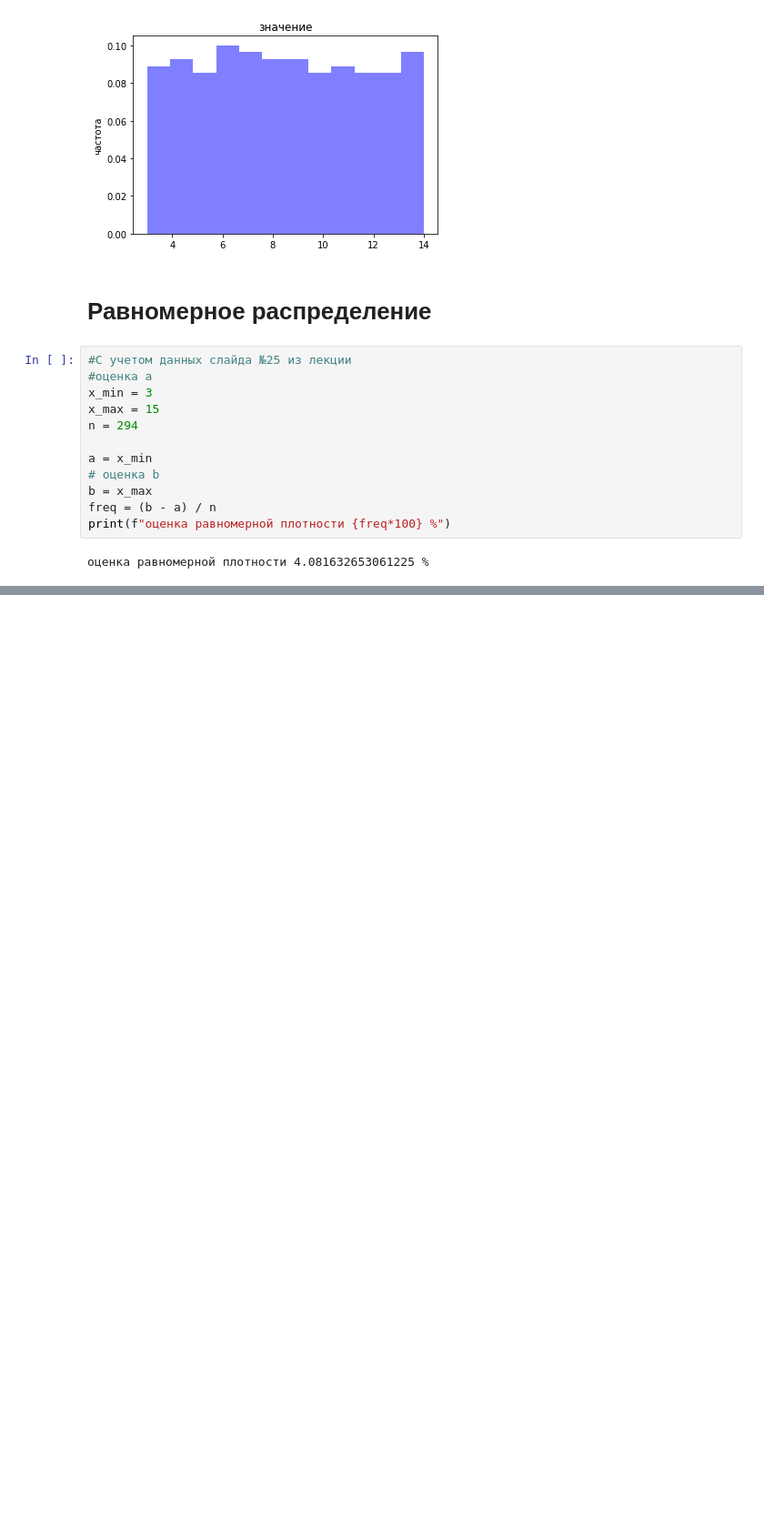
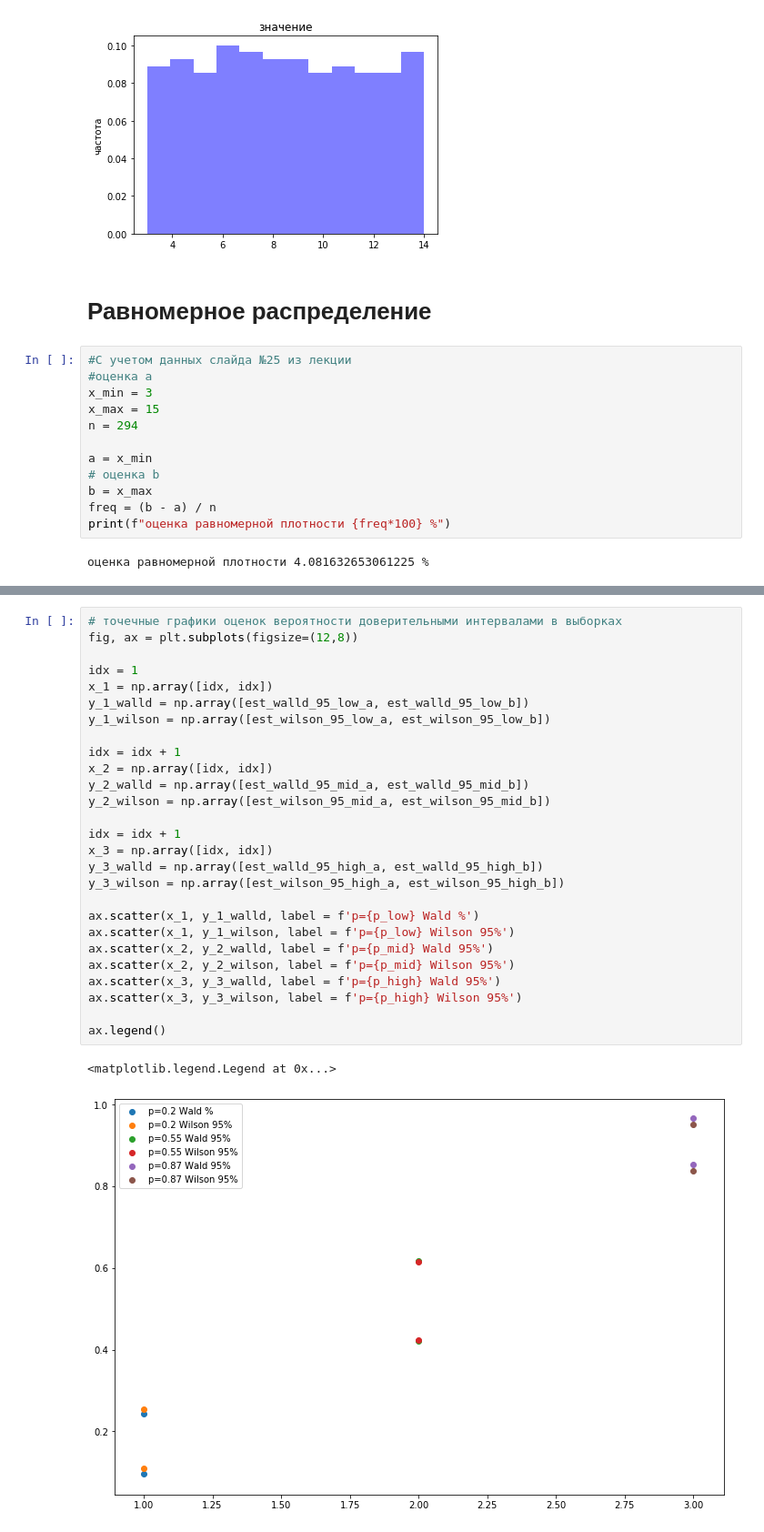
Before and after one commit to drrtuy/misc, a Jupyter notebook: matstat/task02.ipynb, the cells around one changed output, grey strips where cells are left out. Shown at 91% size. Drawn from its saved outputs; the diff is of its cells as text; blank space fills up the shorter version.

```diff
--- a/matstat/task02.ipynb
+++ b/matstat/task02.ipynb
@@ -176,0 +237,30 @@ print(f"оценка равномерной плотности {freq*100} %")
+# %%
+# точечные графики оценок вероятности доверительными интервалами в выборках
+fig, ax = plt.subplots(figsize=(12,8))
+
+idx = 1
+x_1 = np.array([idx, idx])
+y_1_walld = np.array([est_walld_95_low_a, est_walld_95_low_b])
+y_1_wilson = np.array([est_wilson_95_low_a, est_wilson_95_low_b])
+
+idx = idx + 1
+x_2 = np.array([idx, idx])
+y_2_walld = np.array([est_walld_95_mid_a, est_walld_95_mid_b])
+y_2_wilson = np.array([est_wilson_95_mid_a, est_wilson_95_mid_b])
+
+idx = idx + 1
+x_3 = np.array([idx, idx])
+y_3_walld = np.array([est_walld_95_high_a, est_walld_95_high_b])
+y_3_wilson = np.array([est_wilson_95_high_a, est_wilson_95_high_b])
+
+ax.scatter(x_1, y_1_walld, label = f'p={p_low} Wald %')
+ax.scatter(x_1, y_1_wilson, label = f'p={p_low} Wilson 95%')
+ax.scatter(x_2, y_2_walld, label = f'p={p_mid} Wald 95%')
+ax.scatter(x_2, y_2_wilson, label = f'p={p_mid} Wilson 95%')
+ax.scatter(x_3, y_3_walld, label = f'p={p_high} Wald 95%')
+ax.scatter(x_3, y_3_wilson, label = f'p={p_high} Wilson 95%')
+
+ax.legend()
+# %% [output]
+<matplotlib.legend.Legend at 0x...>
+[figure, added]
```
Also changed, not shown: parts of 2 cells of this notebook.
